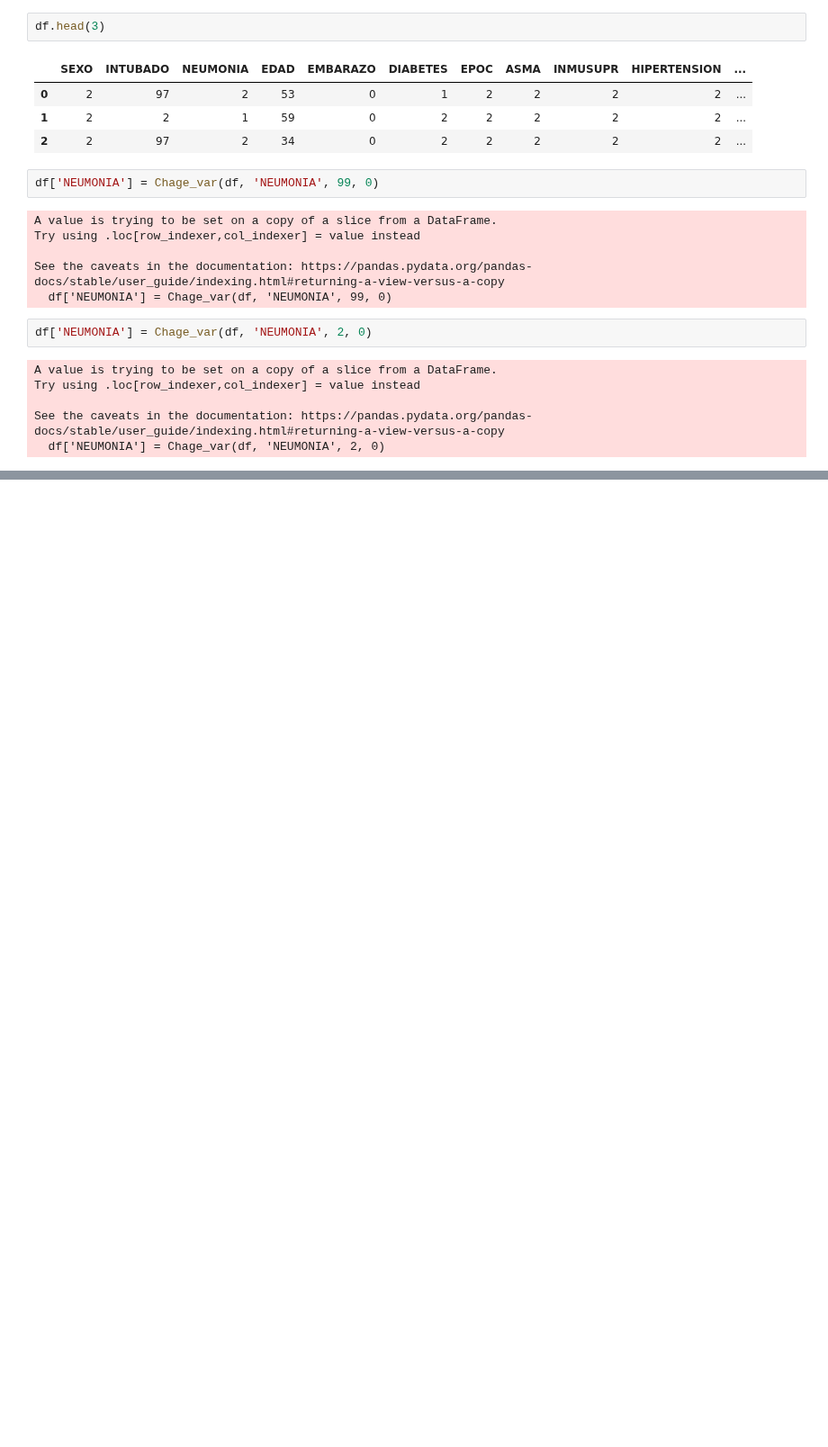
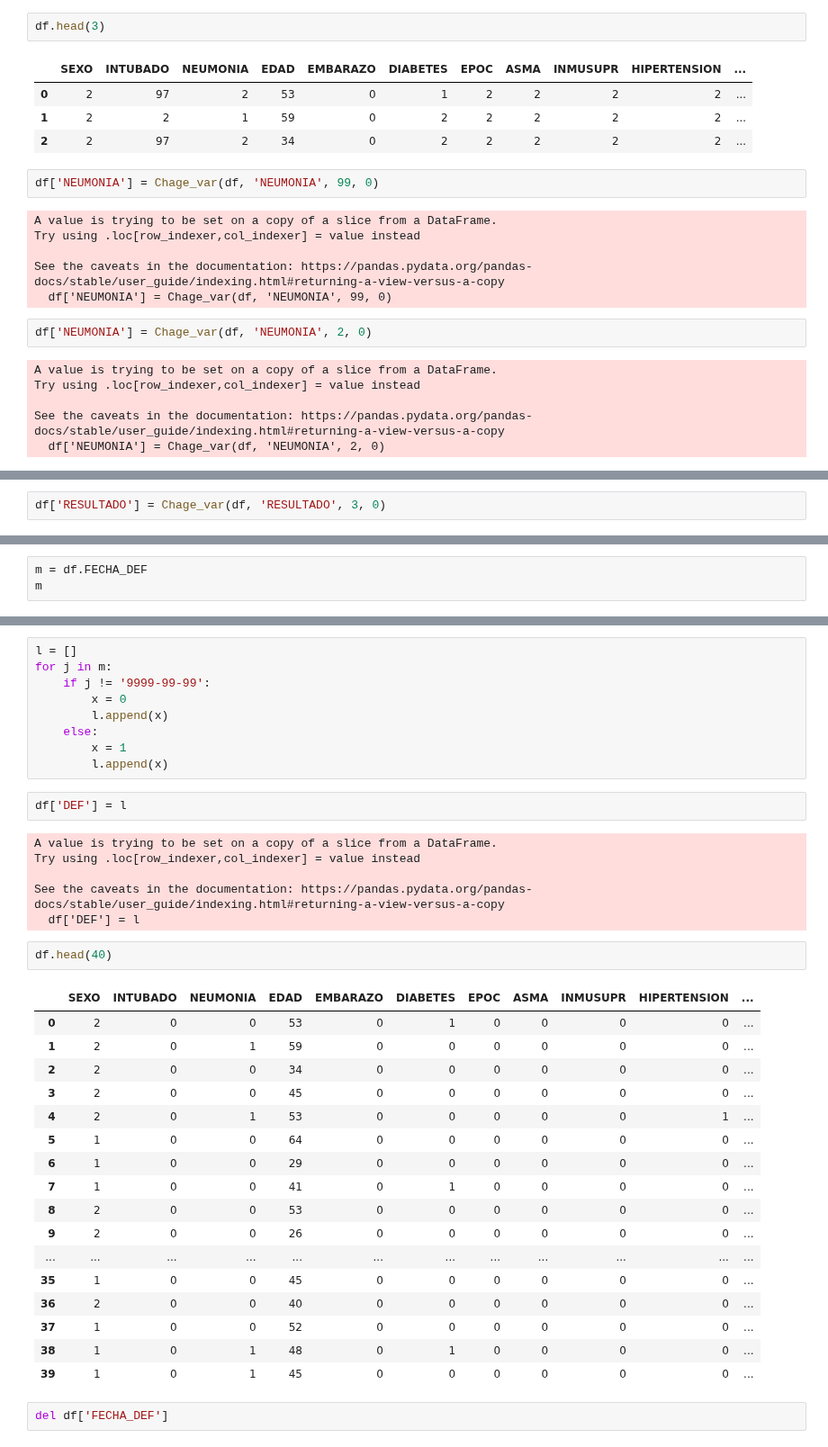
Before and after one commit to artthuro6/Covid-19, a Jupyter notebook: notebooks/Predict - Dead (Logistic Regresion).ipynb, the cells around one changed output, grey strips where cells are left out. Shown at 90% size. Saved outputs shown, nothing was run; the diff lists cells and outputs as text; blank space fills up the shorter version.

```diff
--- a/notebooks/Predict - Dead (Logistic Regresion).ipynb
+++ b/notebooks/Predict - Dead (Logistic Regresion).ipynb
@@ -144,0 +466,2 @@ See the caveats in the documentation: https://pandas.pydata.org/pandas-docs/stab
+# %%
+df['RESULTADO'] = Chage_var(df, 'RESULTADO', 3, 0)
@@ -150,0 +493,3 @@ Name: NEUMONIA, dtype: int64
+# %%
+m = df.FECHA_DEF
+m
@@ -150,0 +509,39 @@ Name: NEUMONIA, dtype: int64
+# %%
+l = []
+for j in m:
+    if j != '9999-99-99':
+        x = 0
+        l.append(x)
+    else:
+        x = 1
+        l.append(x)
+# %%
+df['DEF'] = l
+# %% [output]
+A value is trying to be set on a copy of a slice from a DataFrame.
+Try using .loc[row_indexer,col_indexer] = value instead
+
+See the caveats in the documentation: https://pandas.pydata.org/pandas-docs/stable/user_guide/indexing.html#returning-a-view-versus-a-copy
+  df['DEF'] = l
+# %%
+df.head(40)
+# %% [output]
+|  | SEXO | INTUBADO | NEUMONIA | EDAD | EMBARAZO | DIABETES | EPOC | ASMA | INMUSUPR | HIPERTENSION | ... |
+| 0 | 2 | 0 | 0 | 53 | 0 | 1 | 0 | 0 | 0 | 0 | ... |
+| 1 | 2 | 0 | 1 | 59 | 0 | 0 | 0 | 0 | 0 | 0 | ... |
+| 2 | 2 | 0 | 0 | 34 | 0 | 0 | 0 | 0 | 0 | 0 | ... |
+| 3 | 2 | 0 | 0 | 45 | 0 | 0 | 0 | 0 | 0 | 0 | ... |
+| 4 | 2 | 0 | 1 | 53 | 0 | 0 | 0 | 0 | 0 | 1 | ... |
+| 5 | 1 | 0 | 0 | 64 | 0 | 0 | 0 | 0 | 0 | 0 | ... |
+| 6 | 1 | 0 | 0 | 29 | 0 | 0 | 0 | 0 | 0 | 0 | ... |
+| 7 | 1 | 0 | 0 | 41 | 0 | 1 | 0 | 0 | 0 | 0 | ... |
+| 8 | 2 | 0 | 0 | 53 | 0 | 0 | 0 | 0 | 0 | 0 | ... |
+| 9 | 2 | 0 | 0 | 26 | 0 | 0 | 0 | 0 | 0 | 0 | ... |
+| ... | ... | ... | ... | ... | ... | ... | ... | ... | ... | ... | ... |
+| 35 | 1 | 0 | 0 | 45 | 0 | 0 | 0 | 0 | 0 | 0 | ... |
+| 36 | 2 | 0 | 0 | 40 | 0 | 0 | 0 | 0 | 0 | 0 | ... |
+| 37 | 1 | 0 | 0 | 52 | 0 | 0 | 0 | 0 | 0 | 0 | ... |
+| 38 | 1 | 0 | 1 | 48 | 0 | 1 | 0 | 0 | 0 | 0 | ... |
+| 39 | 1 | 0 | 1 | 45 | 0 | 0 | 0 | 0 | 0 | 0 | ... |
+# %%
+del df['FECHA_DEF']
```
Also changed, not shown: parts of 33 cells of this notebook.
